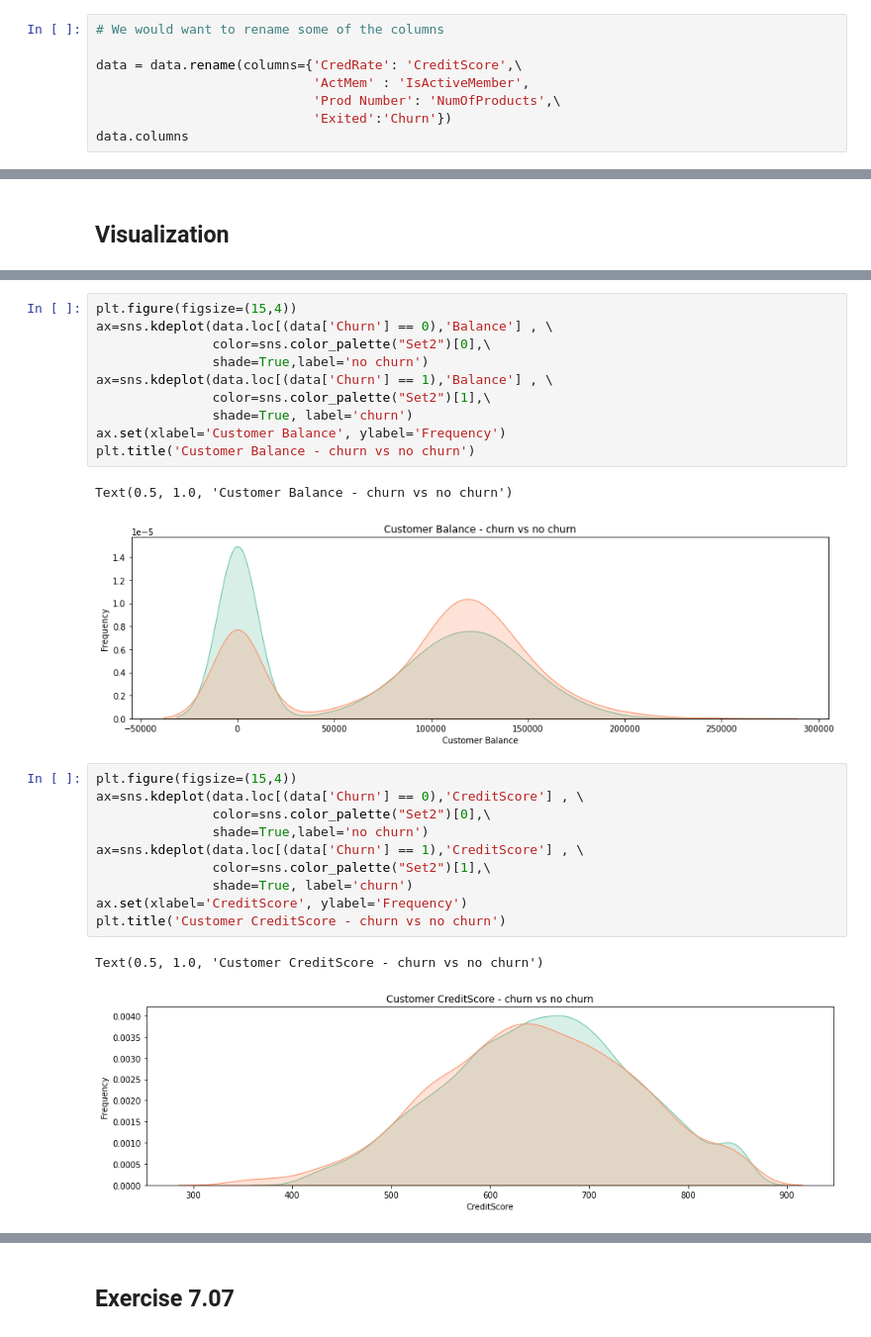
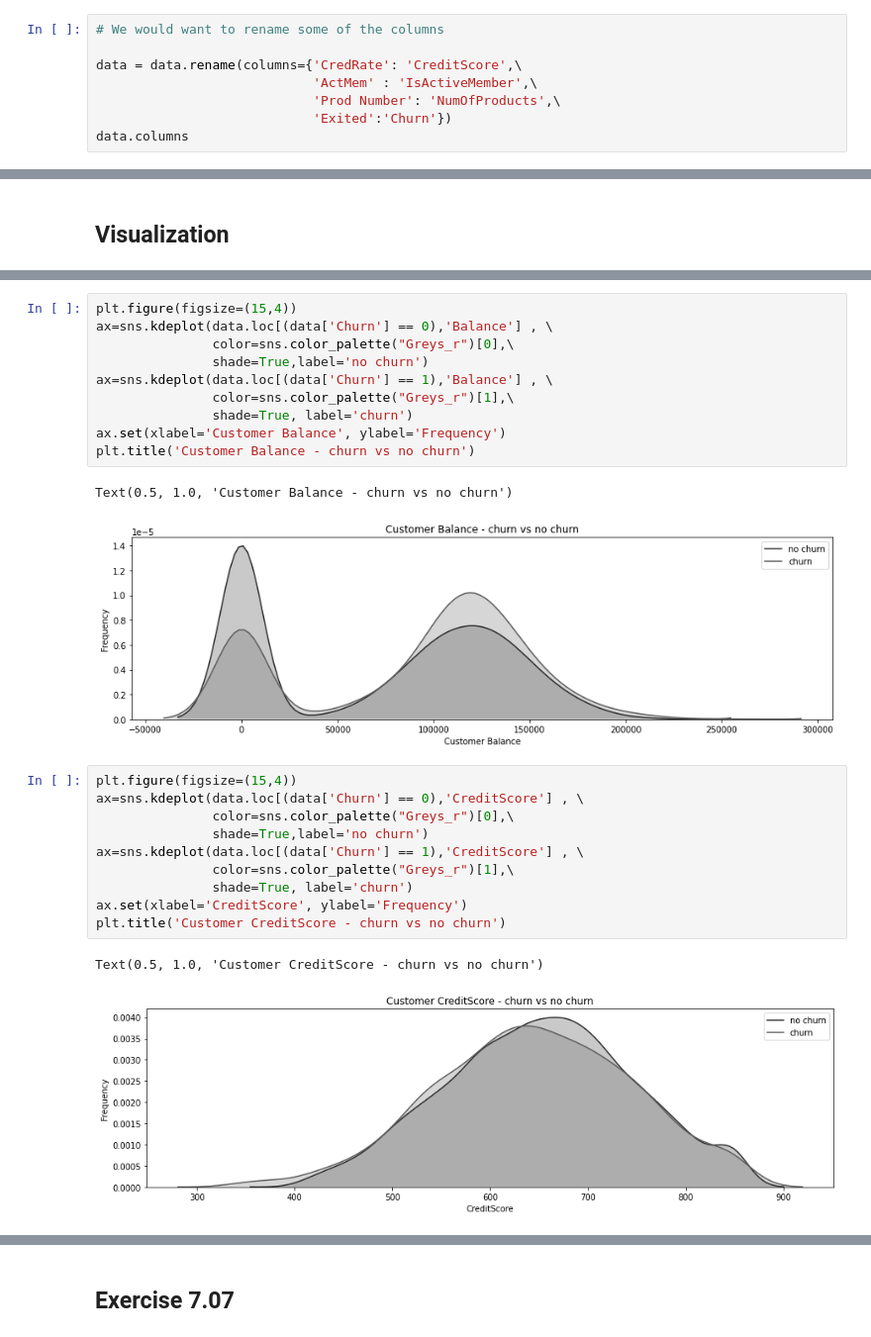
Before and after one commit to PacktPublishing/Data-Science-for-Marketing-Analytics-Second-Edition, a Jupyter notebook: Chapter07/Exercise7.07/Exercise7.07.ipynb, the cells around one changed output, grey strips where cells are left out. Shown at 99% size. Saved outputs shown, nothing was run; the diff lists cells and outputs as text.

```diff
--- a/Chapter07/Exercise7.07/Exercise7.07.ipynb
+++ b/Chapter07/Exercise7.07/Exercise7.07.ipynb
@@ -178,9 +178,9 @@ dtype: bool
 # We would want to rename some of the columns
 
 data = data.rename(columns={'CredRate': 'CreditScore',\
-                            'ActMem' : 'IsActiveMember',
-                            'Prod Number': 'NumOfProducts',\
-                            'Exited':'Churn'})
+                            'ActMem' : 'IsActiveMember',\
+                            'Prod Number': 'NumOfProducts',\
+                            'Exited':'Churn'})
 data.columns
 # %% [output]
 Index(['CustomerId', 'CreditScore', 'Geography', 'Gender', 'Age', 'Tenure',
@@ -366,29 +367,29 @@ Text(0.5, 1.0, 'Customer Age - churn vs no churn')
 # %%
 plt.figure(figsize=(15,4))
 ax=sns.kdeplot(data.loc[(data['Churn'] == 0),'Balance'] , \
-               color=sns.color_palette("Set2")[0],\
-               shade=True,label='no churn')
+               color=sns.color_palette("Greys_r")[0],\
+               shade=True,label='no churn')
 ax=sns.kdeplot(data.loc[(data['Churn'] == 1),'Balance'] , \
-               color=sns.color_palette("Set2")[1],\
-               shade=True, label='churn')
+               color=sns.color_palette("Greys_r")[1],\
+               shade=True, label='churn')
 ax.set(xlabel='Customer Balance', ylabel='Frequency')
 plt.title('Customer Balance - churn vs no churn')
 # %% [output]
 Text(0.5, 1.0, 'Customer Balance - churn vs no churn')
-[figure, old version]
+[figure, new version]
 # %%
 plt.figure(figsize=(15,4))
 ax=sns.kdeplot(data.loc[(data['Churn'] == 0),'CreditScore'] , \
-               color=sns.color_palette("Set2")[0],\
-               shade=True,label='no churn')
+               color=sns.color_palette("Greys_r")[0],\
+               shade=True,label='no churn')
 ax=sns.kdeplot(data.loc[(data['Churn'] == 1),'CreditScore'] , \
-               color=sns.color_palette("Set2")[1],\
-               shade=True, label='churn')
+               color=sns.color_palette("Greys_r")[1],\
+               shade=True, label='churn')
 ax.set(xlabel='CreditScore', ylabel='Frequency')
 plt.title('Customer CreditScore - churn vs no churn')
 # %% [output]
 Text(0.5, 1.0, 'Customer CreditScore - churn vs no churn')
-[figure, old version]
+[figure, new version]
 # %%
 plt.figure(figsize=(16,4))
 p=sns.barplot(x='NumOfProducts',y='Balance',hue='Churn',\
```
Also changed, not shown: parts of 14 cells of this notebook, 3 other files.
